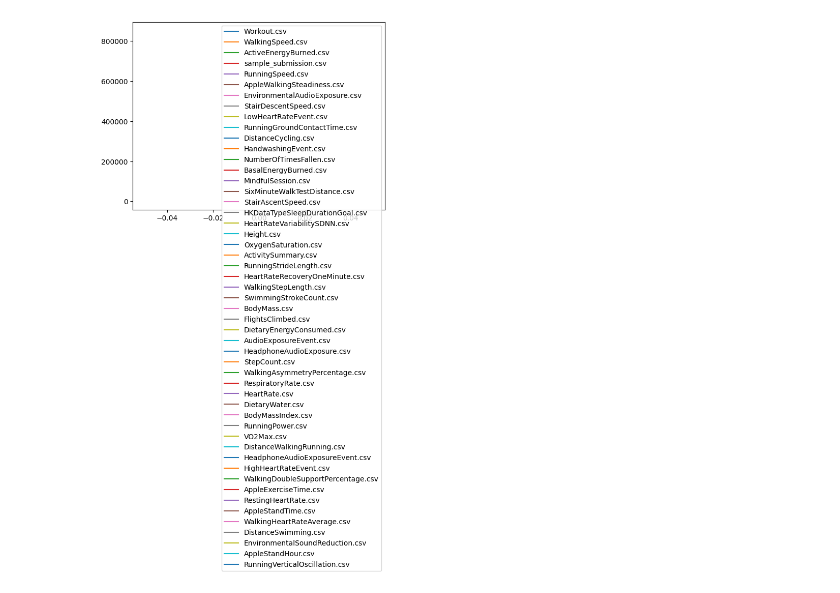
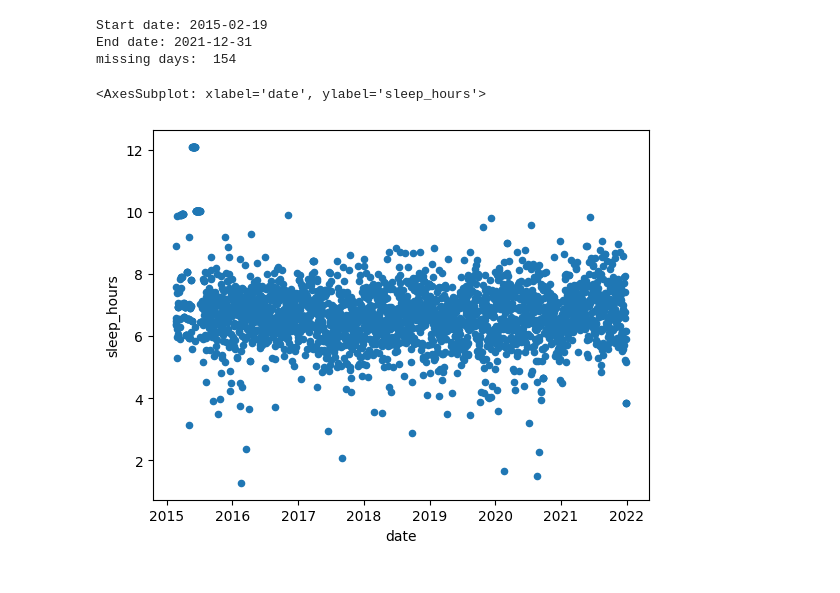
Before and after one commit to ds-sebastian/pog4-sleep-kaggle, a Jupyter notebook: eda.ipynb, the cells around one changed output. Saved outputs shown, nothing was run; the diff lists cells and outputs as text; code cells hidden in the pictures.

```diff
--- a/eda.ipynb
+++ b/eda.ipynb
@@ -31,23 +36,19 @@ df_sleep.sleep_hours.plot()
-# %%
-# Plot rowcount of all csvs in data/xml_export
-import os
-import glob
-
-import pandas as pd
-
-import matplotlib.pyplot as plt
-
-%matplotlib inline
-
-# Path: eda.ipynb
-def plot_rowcount(path):
-    csvs = glob.glob(os.path.join(path, '*.csv'))
-    for csv in csvs:
-        df = pd.read_csv(csv)
-        plt.plot(df.shape[0], label=os.path.basename(csv))
-    plt.legend()
-    plt.show()
-
-plot_rowcount('data/xml_export')
-# %% [output]
-[figure, removed]
+# %%
+# Fill in missing dates (for time series)
+
+start_date = df["date"].min()
+print(f"Start date: {start_date}")
+
+end_date = df["date"].max()
+print(f"End date: {end_date}")
+
+date_range = pd.date_range(start=start_date, end=end_date, freq="D")
+date_range = pd.DataFrame({"date": date_range})
+date_range["date"] = date_range["date"].dt.date
+
+df = date_range.merge(df, on="date", how="left")
+print('missing days: ', df.sleep_hours.isna().sum())
+# %% [output]
+Start date: 2015-02-19
+End date: 2021-12-31
+missing days:  154
@@ -53,0 +58,6 @@ plot_rowcount('data/xml_export')
+# %%
+#plot df_sleep.sleep_hours as dots by df_sleep.date
+df.plot.scatter(x='date', y='sleep_hours')
+# %% [output]
+<AxesSubplot: xlabel='date', ylabel='sleep_hours'>
+[figure, added]
```
Also changed, not shown: parts of 50 cells of this notebook.
